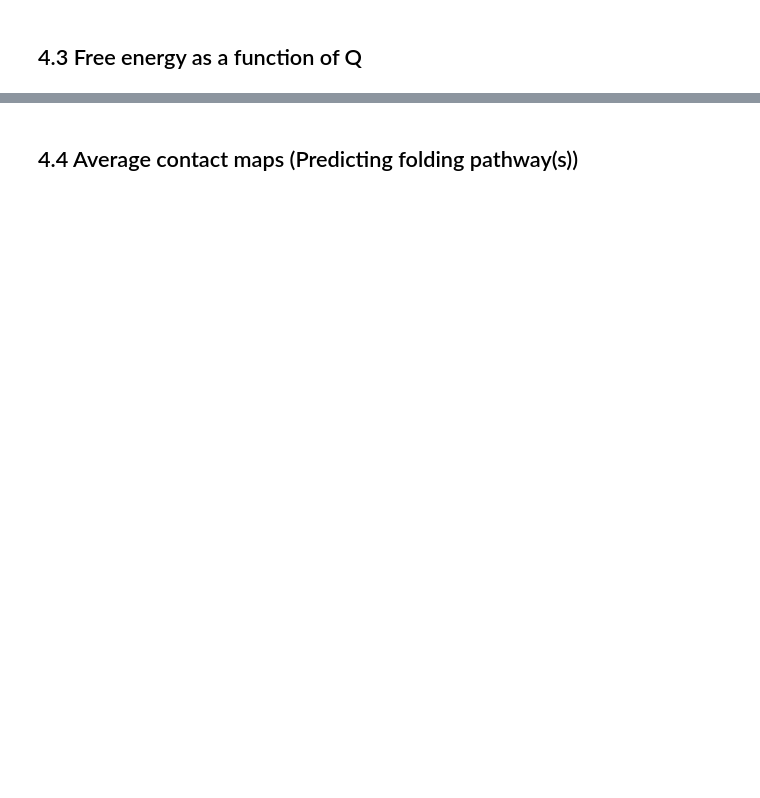
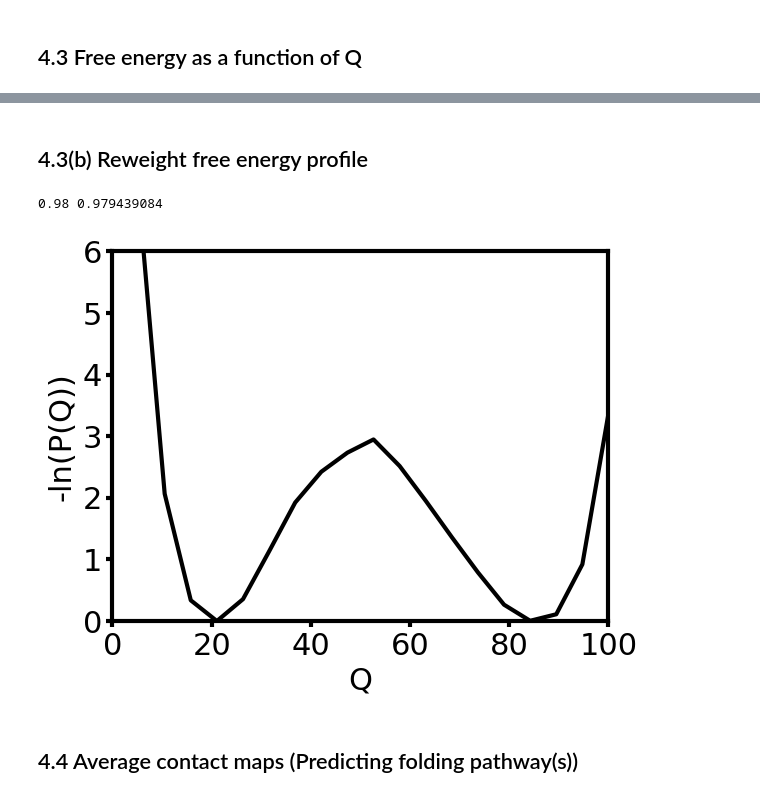
Before and after one commit to digvijaylp/SBMtutorial1, a Jupyter notebook: SBM_tutorial_1.ipynb, the cells around one changed output, grey strips where cells are left out. Drawn from its saved outputs; the diff is of its cells as text; code cells hidden in the pictures; blank space fills up the shorter version.

```diff
--- a/SBM_tutorial_1.ipynb
+++ b/SBM_tutorial_1.ipynb
@@ -380,2 +409,60 @@ NameError: name 'Q' is not defined
+# %% [markdown]
+## 4.3(b) Reweight free energy profile
+# %%
+def boltz_reWeight(Q,P,T_in_K,dt,data,tse):
+	T1=T_in_K
+	T2=T1
+	threshold=0.004
+	tse=int(np.sum(tse>Q))
+	for x in range(0,1000):
+		T2+=dt
+		T2=np.round(T2,3)
+		rew_data=data*np.exp(-P*(1.0/T2-1.0/T1)/R)
+		s=np.sum(rew_data,1)
+		lns=-np.log(s+1)
+		lns-=min(lns)
+		dlp=lns<=threshold
+		uf_test=dlp[:tse]
+		f_test=dlp[tse:]
+		if sum(uf_test)>=1 and sum(f_test)>=1:
+			return lns,T2
+	return lns,T2
+
+energy_bin_width=10
+minp=int(np.floor(float(np.min(PE))/energy_bin_width)*energy_bin_width)
+maxp=int(np.ceil(float(np.max(PE))/energy_bin_width)*energy_bin_width)
+PE_bin_boundaries=energy_bin_width+np.intp(range(minp,maxp,energy_bin_width))
+n_PEbins=PE_bin_boundaries.shape[0]
+PE_to_bins=np.searchsorted(PE_bin_boundaries,PE)
+Q_PE_hist=np.zeros((n_bins,n_PEbins),dtype=int)
+np.add.at(Q_PE_hist,(Q_to_bins,PE_to_bins),1)
+
+R= 0.008314  # KJ mol-1 K-1
+FEP,TF=boltz_reWeight(data=Q_PE_hist,
+                      Q=bin_boundaries,
+                      P=PE_bin_boundaries,
+                      T_in_K=T/R,
+                      dt=-0.001,
+                      tse=total_contacts/2)
+TF*=R
+print (T,TF)
+
+
+X=100*bin_boundaries/total_contacts
+fig, ax = plt.subplots()
+plt.plot(X,FEP,linewidth=3,color="black")
+plt.xlabel("Q",fontsize=22)
+plt.ylabel("-ln(P(Q))",fontsize=22)
+plt.xlim([0,100])
+plt.ylim([0,6])
+plt.xticks(fontsize = 22)
+plt.yticks(fontsize = 22)
+for axis in ['top','bottom','left','right']:
+		ax.spines[axis].set_linewidth(3)
+		ax.xaxis.set_tick_params(width=3, length=4)
+		ax.yaxis.set_tick_params(width=3, length=4)
+# %% [output]
+0.98 0.979439084
+[figure, added]
 # %% [markdown]
 ## 4.4 Average contact maps (Predicting folding pathway(s))
```
Also changed, not shown: parts of 20 cells of this notebook.
